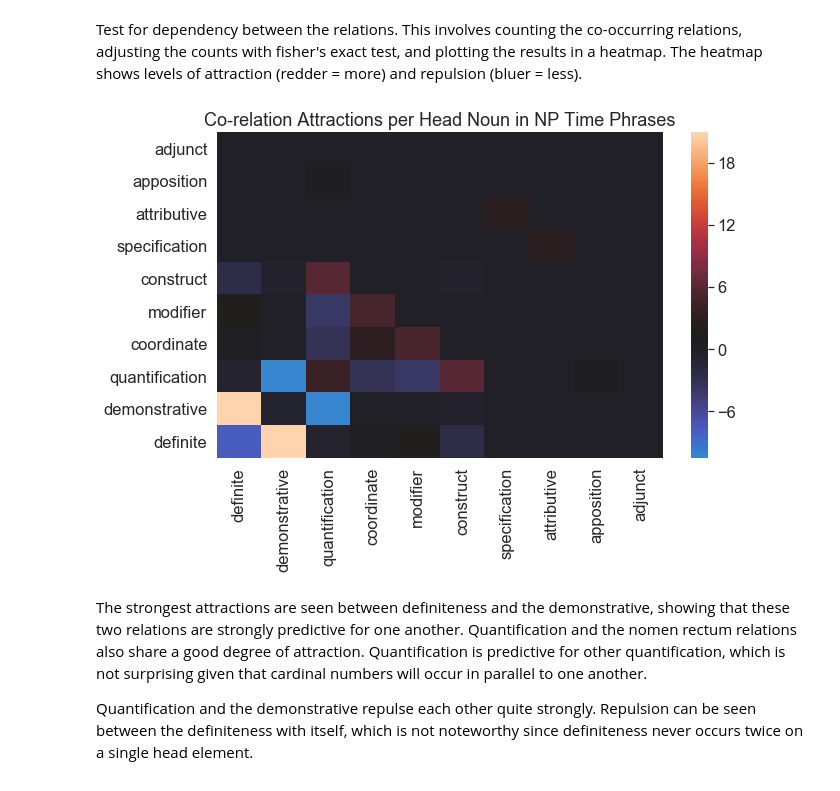
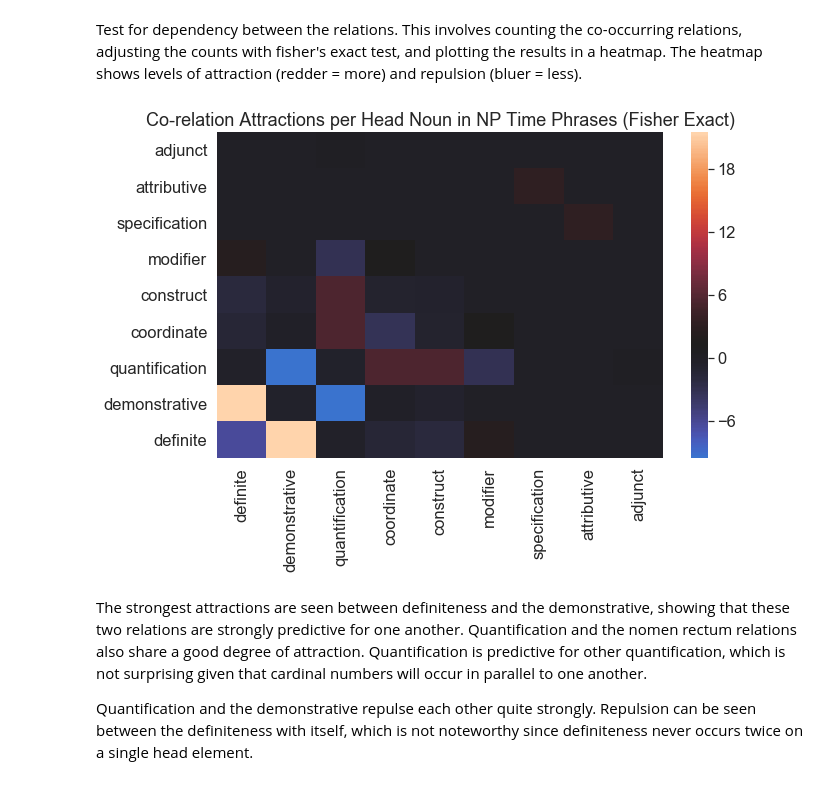
Before and after one commit to CambridgeSemiticsLab/BH_time_collocations, a Jupyter notebook: analysis/SBH_time_expressions.ipynb, the cells around one changed output. Cells and saved outputs as stored; diff of their text form; code cells hidden in the pictures.

Commit message:
correct unidirectional heatmap

```diff
--- a/analysis/SBH_time_expressions.ipynb
+++ b/analysis/SBH_time_expressions.ipynb
@@ -1060,6 +1059,7 @@ corpus
             head:word
         s2:subphrase
         /without/
+        rela=adj|atr|rec
             word sem_set=quant
         /-/
 
@@ -1075,6 +1075,10 @@ corpus
         pa1:phrase_atom typ=NP
             head:word
         pa2:phrase_atom
+        /without/
+        rela=Spec|Appo
+            word sem_set=quant
+        /-/
 
 p <head- head
 pa1 <mother- pa2
@@ -1084,6 +1088,7 @@ np_contexts.append({'template':np_rela_pa, 'headi':3, 'phrasei':1, 'name':'np_re
 
 # run the queries
 np_phrase2head2con = collections.defaultdict(lambda:collections.defaultdict(list))
+context2results = collections.defaultdict(list)
 for con in np_contexts:
     print(f'running {con["name"]}...')
     results = A.search(con['template'], sets=sets, silent=True)
@@ -1093,6 +1098,7 @@ for con in np_contexts:
           head = res[con['headi']]
           rela = con.get('rela', 0) or F.rela.v(res[con['relai']])
           np_phrase2head2con[phrase][head].append(rela)
+          context2results[rela].append(res)
 
 print(f'done with {len(np_phrase2head2con)} contexts recorded!')
 # %% [output]
@@ -1268,11 +1273,11 @@ co_rela_fish = co_rela_fish.reindex(np.abs(co_rela_fish).mean().sort_values(asce
 co_rela_fish = co_rela_fish.reindex(reversed(np.abs(co_rela_fish).mean().sort_values(ascending=False).index), axis=0) # reindex based on mean of absolute value on axis 0
 # %%
 plt.figure(figsize=(10, 6))
-plt.title('Co-relation Attractions per Head Noun in NP Time Phrases')
+plt.title('Co-relation Attractions per Head Noun in NP Time Phrases (Fisher Exact)')
 sns.heatmap(co_rela_fish, center=1.3)
 plt.show()
 # %% [output]
-[figure, old version]
+[figure, new version]
 # %% [markdown]
 The strongest attractions are seen between definiteness and the demonstrative, showing that these two relations are strongly predictive for one another. Quantification and the nomen rectum relations also share a good degree of attraction. Quantification is predictive for other quantification, which is not surprising given that cardinal numbers will occur in parallel to one another.
 
```
Also changed, not shown: parts of 29 cells of this notebook.
